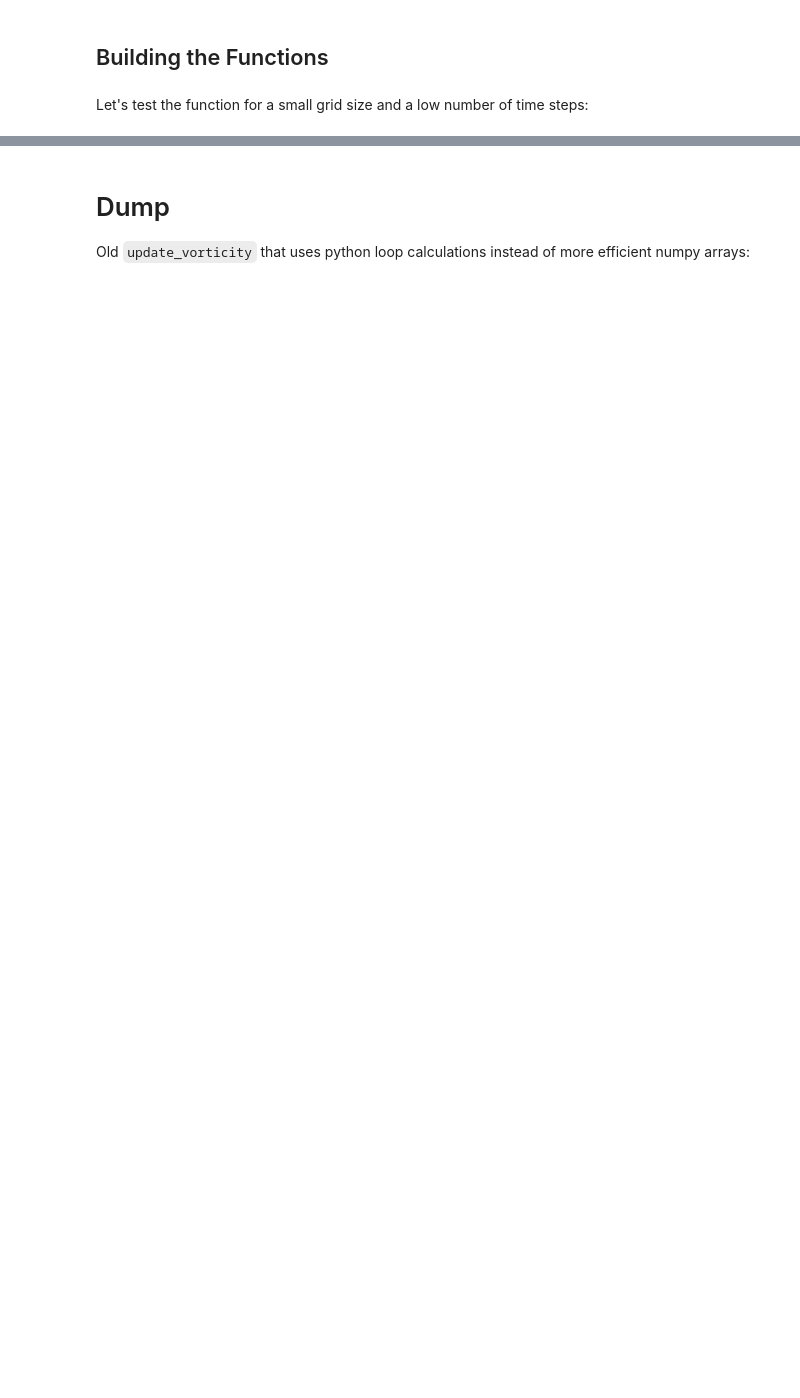
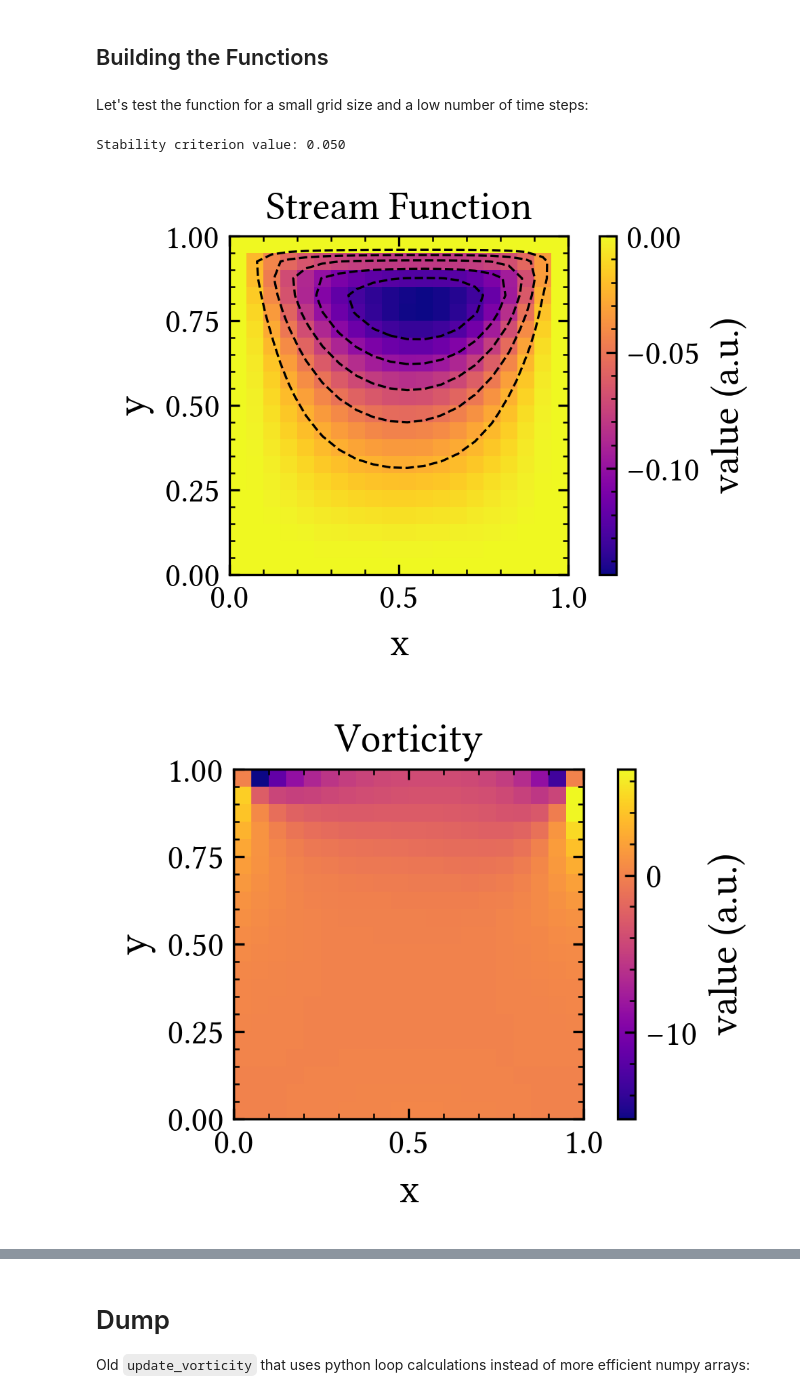
Before and after one commit to Fubinii/FD_fluid_dynamics, a Jupyter notebook: FD_fluid_dynamics.ipynb, the cells around one changed output, grey strips where cells are left out. Saved outputs shown, nothing was run; the diff lists cells and outputs as text; code cells hidden in the pictures; blank space fills up the shorter version.

```diff
--- a/FD_fluid_dynamics.ipynb
+++ b/FD_fluid_dynamics.ipynb
@@ -227,13 +263,16 @@ class LDC:
 # %% [markdown]
 Let's test the function for a small grid size and a low number of time steps:
 # %%
-# ldc_test = LDC(h=0.1, dt=0.01, Re=20, grid_size=(20,20),vx_wall=1)
-# u_test, w_test = ldc_test.system_evolution(n_t=100)
+ldc_test = LDC(h=0.1, dt=0.01, Re=20, grid_size=(20,20))
+u_test, w_test, p, _ = ldc_test.system_evolution(n_t=100,get_pressure=True)
 
-# # u_test, w_test = system_evolution(h=0.1, dt=0.01, n_t=100, Re=20, grid_size=(20,20),vx_wall=1)
+# u_test, w_test = system_evolution(h=0.1, dt=0.01, n_t=100, Re=20, grid_size=(20,20),vx_wall=1)
 
-# plt.imshow(u_test[-1], origin='lower'); plt.title("Stream function")
-# plt.colorbar()
-# plt.figure()
-# plt.imshow(w_test[-1], origin='lower'); plt.title("Vorticity")
-# plt.colorbar()
+
+plot_field(u_test[-1], title="Stream Function", filename="stream_function_test.pdf", show_contours=True)
+plot_field(w_test[-1], title="Vorticity", filename="vorticity_test.pdf")
+plot_field(p, title="Pressure", filename="pressure_test.pdf")
+# %% [output]
+Stability criterion value: 0.050
+[figure, added]
+[figure, added]
```
Also changed, not shown: parts of 8 cells of this notebook, 5 other files.
